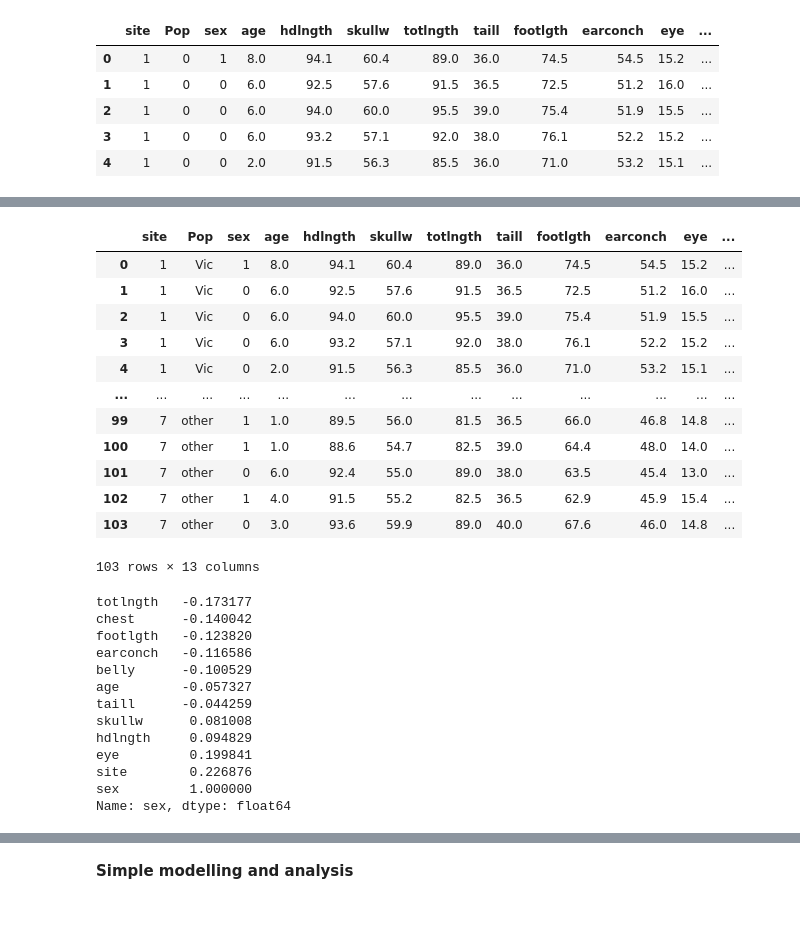
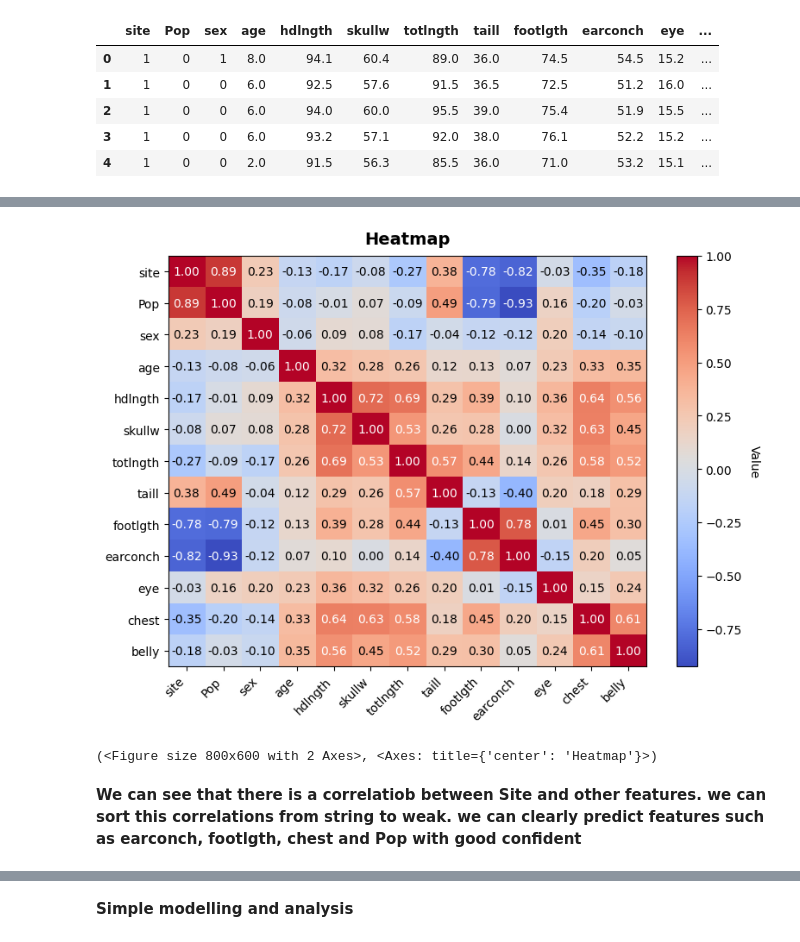
Before and after one commit to MajidrNEO1879/machine-learning-projects, a Jupyter notebook: possum_analysis/possum_kaggle.ipynb, the cells around one changed output, grey strips where cells are left out. Saved outputs shown, nothing was run; the diff lists cells and outputs as text; code cells hidden in the pictures; blank space fills up the shorter version.

```diff
--- a/possum_analysis/possum_kaggle.ipynb
+++ b/possum_analysis/possum_kaggle.ipynb
@@ -432,34 +388,0 @@ df_test.drop('category_encoded', axis=1, inplace=True)
-# %%
-df_test
-# %% [output]
-|  | site | Pop | sex | age | hdlngth | skullw | totlngth | taill | footlgth | earconch | eye | ... |
-| 0 | 1 | Vic | 1 | 8.0 | 94.1 | 60.4 | 89.0 | 36.0 | 74.5 | 54.5 | 15.2 | ... |
-| 1 | 1 | Vic | 0 | 6.0 | 92.5 | 57.6 | 91.5 | 36.5 | 72.5 | 51.2 | 16.0 | ... |
-| 2 | 1 | Vic | 0 | 6.0 | 94.0 | 60.0 | 95.5 | 39.0 | 75.4 | 51.9 | 15.5 | ... |
-| 3 | 1 | Vic | 0 | 6.0 | 93.2 | 57.1 | 92.0 | 38.0 | 76.1 | 52.2 | 15.2 | ... |
-| 4 | 1 | Vic | 0 | 2.0 | 91.5 | 56.3 | 85.5 | 36.0 | 71.0 | 53.2 | 15.1 | ... |
-| ... | ... | ... | ... | ... | ... | ... | ... | ... | ... | ... | ... | ... |
-| 99 | 7 | other | 1 | 1.0 | 89.5 | 56.0 | 81.5 | 36.5 | 66.0 | 46.8 | 14.8 | ... |
-| 100 | 7 | other | 1 | 1.0 | 88.6 | 54.7 | 82.5 | 39.0 | 64.4 | 48.0 | 14.0 | ... |
-| 101 | 7 | other | 0 | 6.0 | 92.4 | 55.0 | 89.0 | 38.0 | 63.5 | 45.4 | 13.0 | ... |
-| 102 | 7 | other | 1 | 4.0 | 91.5 | 55.2 | 82.5 | 36.5 | 62.9 | 45.9 | 15.4 | ... |
-| 103 | 7 | other | 0 | 3.0 | 93.6 | 59.9 | 89.0 | 40.0 | 67.6 | 46.0 | 14.8 | ... |
-103 rows × 13 columns
-# %%
-correlation_matrix = df_test.select_dtypes(include=['float', 'int']).corr()
-# %%
-correlation_matrix.sex.sort_values()
-# %% [output]
-totlngth   -0.173177
-chest      -0.140042
-footlgth   -0.123820
-earconch   -0.116586
-belly      -0.100529
-age        -0.057327
-taill      -0.044259
-skullw      0.081008
-hdlngth     0.094829
-eye         0.199841
-site        0.226876
-sex         1.000000
-Name: sex, dtype: float64
@@ -465,0 +391,7 @@ Name: sex, dtype: float64
+# %%
+plot_heatmap(correlation_matrix)
+# %% [output]
+[figure, added]
+(<Figure size 800x600 with 2 Axes>, <Axes: title={'center': 'Heatmap'}>)
+# %% [markdown]
+**We can see that there is a correlatiob between Site and other features. we can sort this correlations from string to weak. we can clearly predict features such as earconch, footlgth, chest and Pop with good confident**
```
Also changed, not shown: parts of 53 cells of this notebook, 5 other files.
